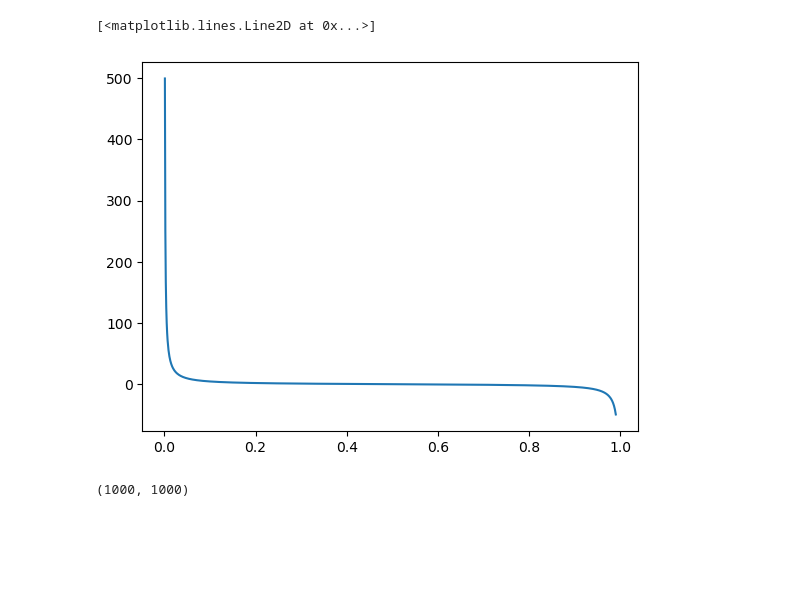
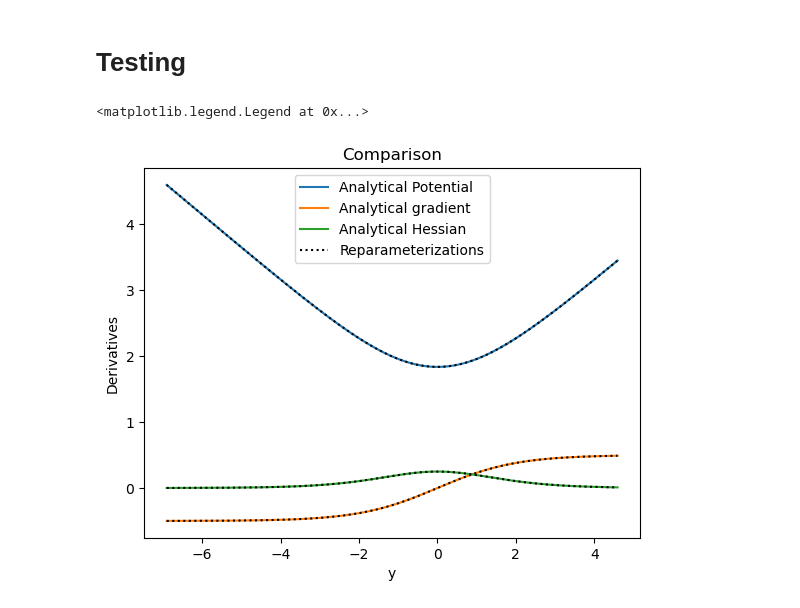
Before and after one commit to leviyevalex/sSVN_GW, a Jupyter notebook: notebooks/reparameterization_tests.ipynb, the cells around one changed output. Cells and saved outputs as stored; diff of their text form; code cells hidden in the pictures; blank space fills up the shorter version.

```diff
--- a/notebooks/reparameterization_tests.ipynb
+++ b/notebooks/reparameterization_tests.ipynb
@@ -94,12 +74,2 @@ ax4.legend()
-# %%
-# Gradients of potential in bounded space
-V_X = lambda y: -jax.scipy.stats.beta.logpdf(y, alpha, beta)
-g_V_X = jax.grad(V_X)
-plt.plot(x, jax.vmap(g_V_X)(x))
-# %% [output]
-[<matplotlib.lines.Line2D at 0x...>]
-[figure, removed]
-# %%
-g_v_sharp(y).shape
-# %% [output]
-(1000, 1000)
+# %% [markdown]
+# Testing
@@ -105,0 +105,48 @@ g_v_sharp(y).shape
+# %%
+x = jnp.array([0.5])[..., np.newaxis]
+
+# Beta distribution parameters
+alpha = 0.5
+beta = 0.5
+
+# Bounds
+a = jnp.array([0.])
+b = jnp.array([1.])
+
+# Calculation over x with JAX
+beta_pdf = lambda x: jax.scipy.stats.beta.pdf(x, alpha, beta)
+V_x = lambda x: -1 * jnp.log(beta_pdf(x)).squeeze()
+grad_V_x = lambda x: jax.vmap(jax.jacfwd(V_x))(x)
+hess_V_x = lambda x: jax.vmap(jax.jacfwd(jax.jacrev(V_x)))(x)
+
+# Calculation over y with JAX
+B = scipy.special.beta(alpha, beta) # Normalization constant
+logit_beta_pdf = lambda x: ((1/B) * logistic_CDF(x) ** alpha * (1 - logistic_CDF(x)) ** beta).squeeze()
+V_y = lambda y: -1 * jnp.log(logit_beta_pdf(y)).squeeze()
+grad_V_y = lambda y: jax.vmap(jax.jacfwd(V_y))(y)
+hess_V_y = lambda y: jax.vmap(jax.jacfwd(jax.jacrev(V_y)))(y)
+
+# Analytical transformation
+x = np.linspace(0.001, 0.99, 1000)[..., np.newaxis] # Avoid drawing points too close to the boundary for numerical stability
+y = logit(x)
+grad_V_x__ = grad_V_x(x)
+y, v, gv, hv = reparameterization(x, V_x(x), grad_V_x(x), hess_V_x(x), a, b)
+# %%
+fig5, ax5 = plt.subplots()
+
+ax5.plot(y, -np.log(logit_beta_pdf(y)), label='Analytical Potential')
+ax5.plot(y, v, linestyle='dotted', c='k')
+
+ax5.plot(y, grad_V_y(y), label='Analytical gradient')
+ax5.plot(y, gv, linestyle='dotted', c='k')
+
+ax5.plot(y, hess_V_y(y).squeeze(), label='Analytical Hessian')
+ax5.plot(y, hv.squeeze(), linestyle='dotted', c='k', label='Reparameterizations')
+
+ax5.set_title('Comparison')
+ax5.set_xlabel('y')
+ax5.set_ylabel('Derivatives')
+ax5.legend()
+# %% [output]
+<matplotlib.legend.Legend at 0x...>
+[figure, added]
```
Also changed, not shown: parts of 3 cells of this notebook, 2 other files.
